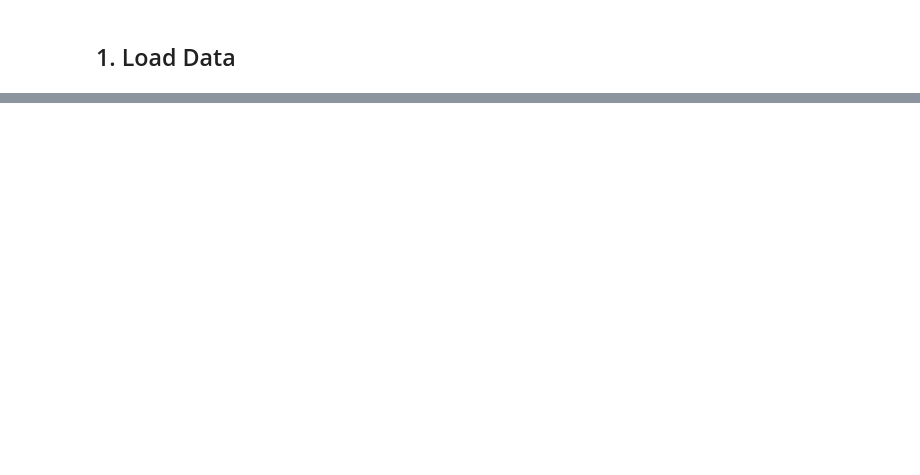
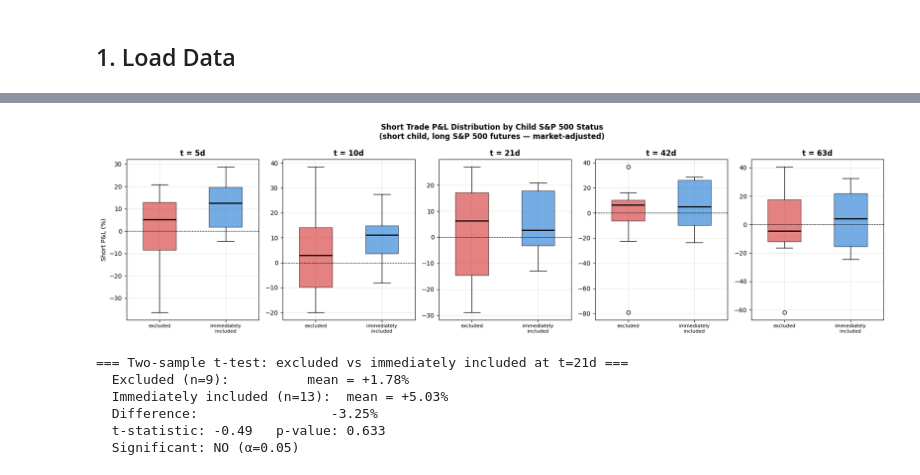
Before and after one commit to ElouanBahri/index-spinoff-arbitrage, a Jupyter notebook: eda.ipynb, the cells around one changed output, grey strips where cells are left out. Drawn from its saved outputs; the diff is of its cells as text; code cells hidden in the pictures; blank space fills up the shorter version.

```diff
--- a/eda.ipynb
+++ b/eda.ipynb
@@ -847,0 +298,57 @@ DATA COVERAGE
+# %%
+if len(all_cw):
+    fig, axes = plt.subplots(1, len(horizons), figsize=(18, 5), sharey=False)
+    for ax, h in zip(axes, horizons):
+        col = f'short_pnl_{h}d'
+        data_by_status = {
+            st: car_df[car_df['inclusion_status'] == st][col].dropna() * 100
+            for st in COLOR_MAP
+            if len(car_df[car_df['inclusion_status'] == st][col].dropna()) > 0
+        }
+        positions = list(range(len(data_by_status)))
+        labels    = list(data_by_status.keys())
+        colors    = [COLOR_MAP[s] for s in labels]
+
+        bp = ax.boxplot([data_by_status[s] for s in labels],
+                        positions=positions, patch_artist=True, widths=0.5)
+        for patch, color in zip(bp['boxes'], colors):
+            patch.set_facecolor(color)
+            patch.set_alpha(0.6)
+        for median in bp['medians']:
+            median.set(color='black', linewidth=2)
+
+        ax.axhline(0, color='black', lw=0.8, linestyle='--')
+        ax.set_xticks(positions)
+        ax.set_xticklabels([s.replace(' ', '\n') for s in labels], fontsize=8)
+        ax.set_title(f't = {h}d', fontweight='bold')
+        ax.set_ylabel('Short P&L (%)' if h == horizons[0] else '')
+
+    plt.suptitle('Short Trade P&L Distribution by Child S&P 500 Status\n'
+                 '(short child, long S&P 500 futures — market-adjusted)',
+                 fontsize=12, fontweight='bold')
+    plt.tight_layout()
+    plt.show()
+# %% [output]
+[figure, added]
+# %%
+# Statistical test: excluded vs immediately included at 21-day horizon
+if len(all_cw) and 'short_pnl_21d' in car_df.columns:
+    excl = car_df[car_df['inclusion_status'] == 'excluded']['short_pnl_21d'].dropna()
+    incl = car_df[car_df['inclusion_status'] == 'immediately included']['short_pnl_21d'].dropna()
+    print('=== Two-sample t-test: excluded vs immediately included at t=21d ===')
+    if len(excl) > 1 and len(incl) > 1:
+        t_stat, p_val = stats.ttest_ind(excl, incl)
+        print(f'  Excluded (n={len(excl)}):          mean = {excl.mean()*100:+.2f}%')
+        print(f'  Immediately included (n={len(incl)}):  mean = {incl.mean()*100:+.2f}%')
+        print(f'  Difference:                 {(excl.mean()-incl.mean())*100:+.2f}%')
+        print(f'  t-statistic: {t_stat:.2f}   p-value: {p_val:.3f}')
+        print(f'  Significant: {"YES" if p_val < 0.05 else "NO"} (α=0.05)')
+    else:
+        print('  Not enough data for two-sample test')
+# %% [output]
+=== Two-sample t-test: excluded vs immediately included at t=21d ===
+  Excluded (n=9):          mean = +1.78%
+  Immediately included (n=13):  mean = +5.03%
+  Difference:                 -3.25%
+  t-statistic: -0.49   p-value: 0.633
+  Significant: NO (α=0.05)
```
Also changed, not shown: parts of 63 cells of this notebook, 1 other file.
